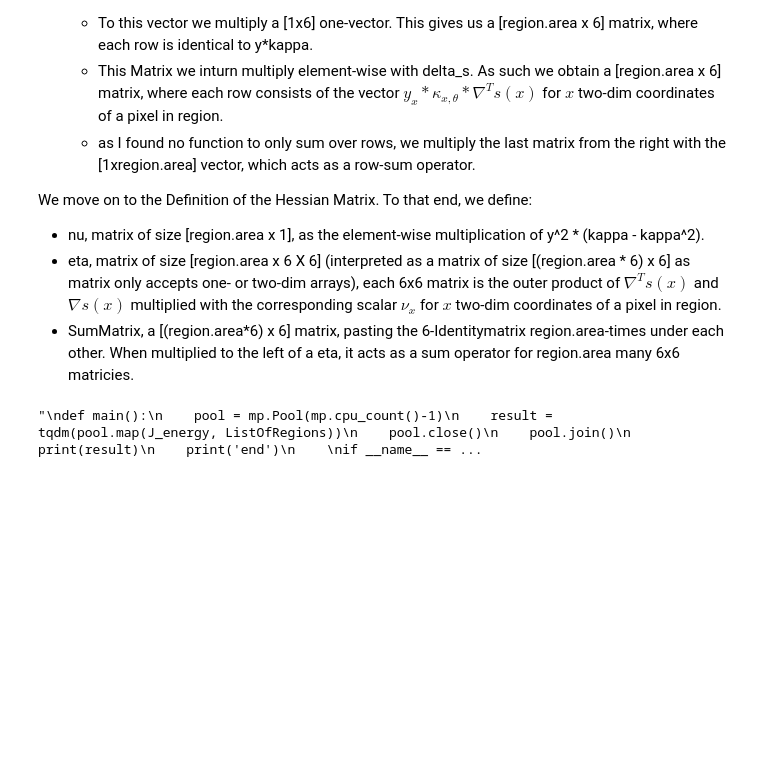
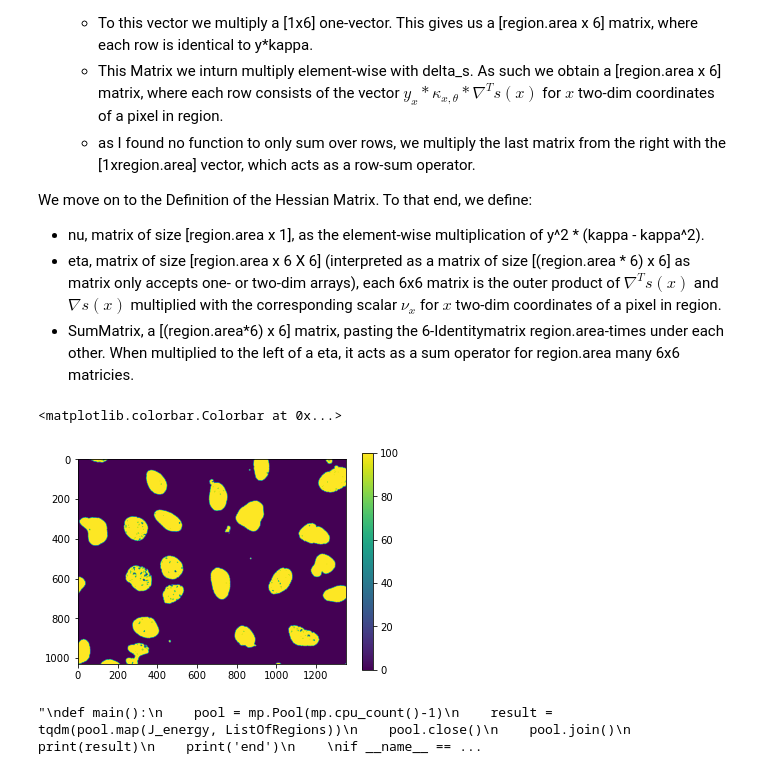
Before and after one commit to Jacob-Relle/MIP-Projekt, a Jupyter notebook: Project.ipynb, the cells around one changed output. Cells and saved outputs as stored; diff of their text form; code cells hidden in the pictures; blank space fills up the shorter version.

```diff
--- a/Project.ipynb
+++ b/Project.ipynb
@@ -122,6 +122,16 @@ We move on to the Definition of the Hessian Matrix. To that end, we define:
 - nu, matrix of size [region.area x 1], as the element-wise multiplication of y^2 * (kappa - kappa^2).
 - eta, matrix of size [region.area x 6 X 6] (interpreted as a matrix of size [(region.area * 6) x 6] as matrix only accepts one- or two-dim arrays), each 6x6 matrix is the outer product of $\nabla ^T s(x)$ and $\nabla s(x)$ multiplied with the corresponding scalar $\nu_x$ for $x$ two-dim coordinates of a pixel in region.
 - SumMatrix, a [(region.area*6) x 6] matrix, pasting the 6-Identitymatrix region.area-times under each other. When multiplied to the left of a eta, it acts as a sum operator for region.area many 6x6 matricies.
+# %%
+y = np.copy(image)
+for region in Omega:
+    tau = filters.threshold_otsu(image[Omega==region])
+    y[Omega == region] = image[Omega== region] - tau
+plt.imshow(y)
+plt.colorbar()
+# %% [output]
+<matplotlib.colorbar.Colorbar at 0x...>
+[figure, added]
 # %%
 def J_energy(Omega, image, regions):
 
```
Also changed, not shown: parts of 6 cells of this notebook.
